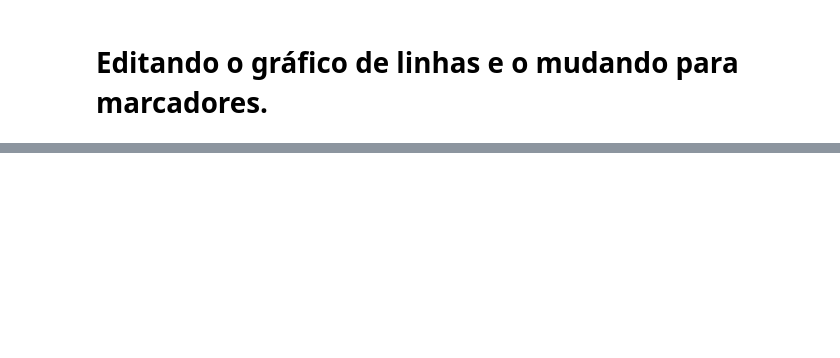
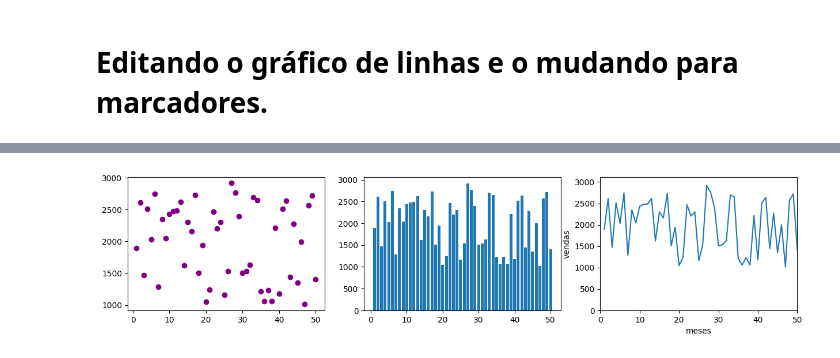
Before and after one commit to isrraelantonio/estudos-python, a Jupyter notebook: módulo 13/modulo_introduacao_orientacao_a_objetos.ipynb, the cells around one changed output, grey strips where cells are left out. Drawn from its saved outputs; the diff is of its cells as text; code cells hidden in the pictures; blank space fills up the shorter version.

```diff
--- a/módulo 13/modulo_introduacao_orientacao_a_objetos.ipynb
+++ b/módulo 13/modulo_introduacao_orientacao_a_objetos.ipynb
@@ -748,0 +767,18 @@ plt.show()
+# %%
+plt.figure(1, figsize=(15, 3)) #Fazendo inclusive o uso do figsize para configurar a largura e altura da figura a apresentação da mesma se dará de uma melhor forma.
+
+plt.subplot(1,3,1)
+plt.scatter(meses, vendas, color= 'purple')
+
+plt.subplot(1,3,2)
+plt.bar(meses, vendas)
+
+plt.subplot(1,3,3)
+plt.plot(meses,vendas)
+plt.ylabel('vendas')
+plt.xlabel('meses')
+plt.axis([0,50 , 0, max(vendas) + 200])
+
+plt.show()
+# %% [output]
+[figure, added]
```
Also changed, not shown: parts of 23 cells of this notebook.
